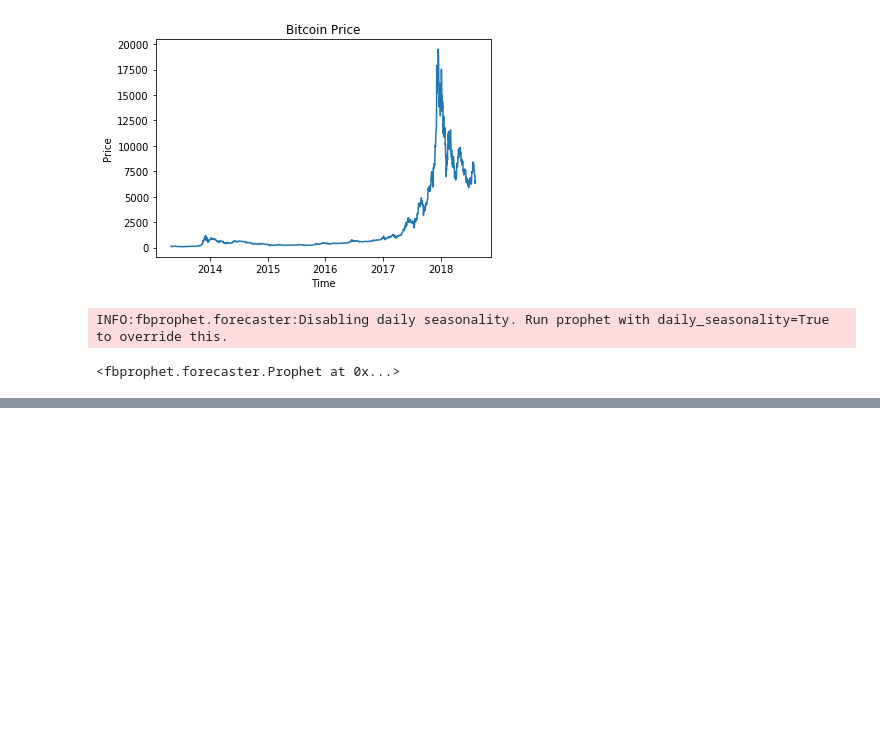
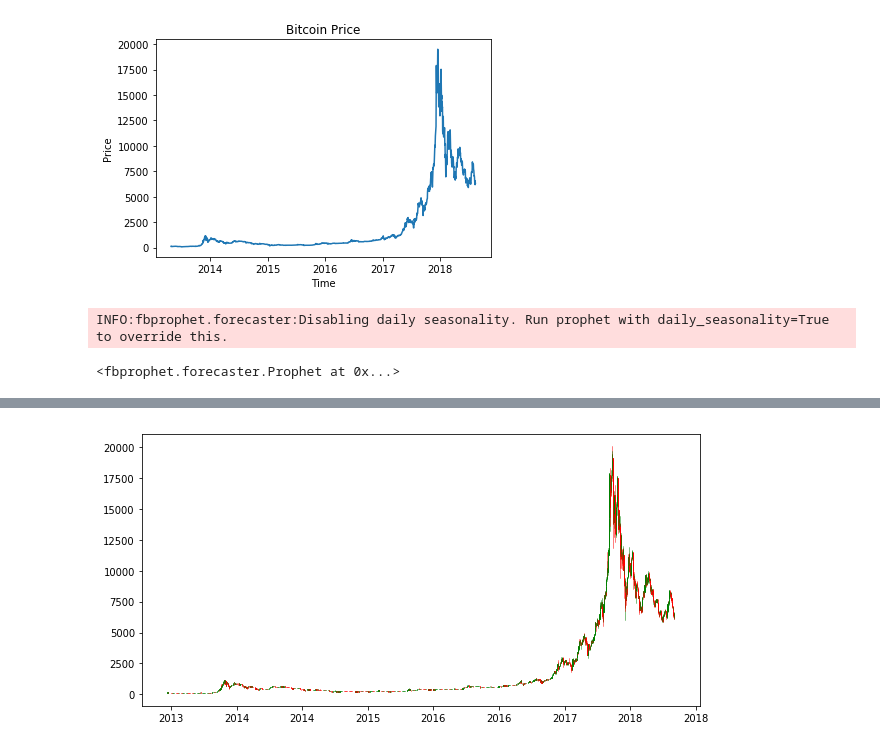
Before and after one commit to Jash-1/Bitcoin-Prediction, a Jupyter notebook: Bitcoin Prediction.ipynb, the cells around one changed output, grey strips where cells are left out. Cells and saved outputs as stored; diff of their text form; code cells hidden in the pictures; blank space fills up the shorter version.

```diff
--- a/Bitcoin Prediction.ipynb
+++ b/Bitcoin Prediction.ipynb
@@ -112,0 +119,11 @@ model.plot_components(forecast)
+# %%
+#Candelstick Open High Low Close (OHLC graph) for stock visualization
+import matplotlib.dates as mdates
+bh["ds"] = bh["ds"].apply(mdates.date2num)
+
+ohlc= bh[['ds', 'Open*', 'High', 'Low','y']].copy()
+f1, ax = plt.subplots(figsize = (10,5))
+candlestick_ohlc(ax, ohlc.values, width=.6, colorup='green', colordown='red')
+ax.xaxis.set_major_formatter(mdates.DateFormatter('%Y'))
+# %% [output]
+[figure, added]
```
Also changed, not shown: parts of 9 cells of this notebook.
